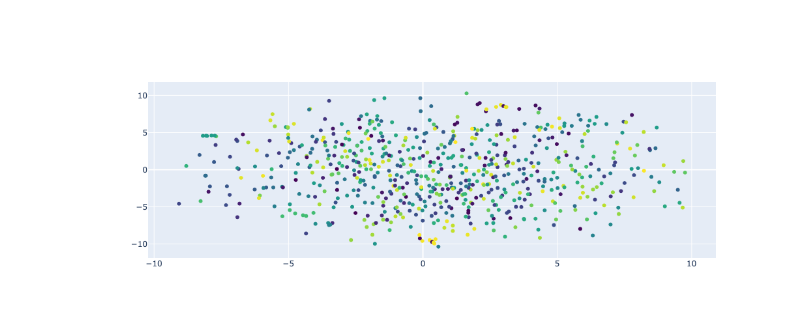
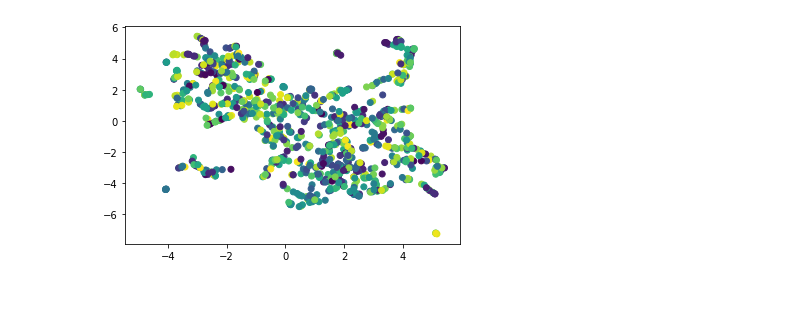
Before and after one commit to HamedHemati/VisualAudioSynchrony, a Jupyter notebook: notebooks/visualize_audio_features.ipynb, the cells around one changed output. Saved outputs shown, nothing was run; the diff lists cells and outputs as text; code cells hidden in the pictures; blank space fills up the shorter version.

Commit message:
Update audio feature visualization notebook

```diff
--- a/notebooks/visualize_audio_features.ipynb
+++ b/notebooks/visualize_audio_features.ipynb
@@ -23,7 +26,11 @@ def plot_scatter_cid(X, ids, clsnames):
     pl = go.Scatter(x=X[:,0], y=X[:,1], mode='markers', marker=dict(color=ids, colorscale='Viridis'), text=clsnames)
     data = [pl]
     # fig = go.Figure(data=data, layout=layout)
-    py.iplot(data)
+#     py.iplot(data)
+    py.plot(data)
+
+def plot_scatter_simple(X, ids):
+    plt.scatter(X[:,0], X[:,1], c=ids);
 # %%
 def load_vgg_features(ds_path, metadata_path):
     features_path = os.path.join(ds_path, "audio_features_vggish")
@@ -48,11 +55,10 @@ ds_path = "/raid/hhemati/Datasets/MultiModal/VGGSound/"
 metadata_path = "/netscratch/hhemati/Datasets/MultiModal/VGGSound/metadata.txt"
 all_features, all_ids, all_clnames = load_vgg_features(ds_path, metadata_path)
 # %%
-COUNT=3600
-features = np.array(all_features[:COUNT])
-tsne = cumlTSNE(n_components=2, method='exact', perplexity=70, verbose=True, n_iter=1000)
-tsne_embedding = tsne.fit_transform(features)
+def tsne(COUNT=5000):
+    features = np.array(all_features[:COUNT])
+    tsne = cumlTSNE(n_components=2, method='exact', perplexity=70, verbose=True, n_iter=1000)
+    tsne_embedding = tsne.fit_transform(features)
+    # plot_scatter_cid(tsne_embedding[:COUNT], all_ids[:COUNT], all_clnames[:COUNT])
+    plot_scatter_simple(tsne_embedding[:COUNT], all_ids[:COUNT])
+    return tsne_embedding
-# %%
-plot_scatter_cid(tsne_embedding[:COUNT], all_ids[:COUNT], all_clnames[:COUNT])
-# %% [output]
-[figure, removed]
@@ -58,0 +67,11 @@ plot_scatter_cid(tsne_embedding[:COUNT], all_ids[:COUNT], all_clnames[:COUNT])
+# %%
+def umap(COUNT=5000):
+    features = np.array(all_features[:COUNT])
+    umap_embedding = cumlUMAP(n_neighbors=5, init="spectral").fit_transform(features)
+    # plot_scatter_cid(umap_embedding[:COUNT], all_ids[:COUNT], all_clnames[:COUNT])
+    plot_scatter_simple(umap_embedding[:COUNT], all_ids[:COUNT])
+    return umap_embedding
+# %%
+umap_embedding = umap(COUNT=1000)
+# %% [output]
+[figure, added]
```
Also changed, not shown: parts of 4 cells of this notebook.
